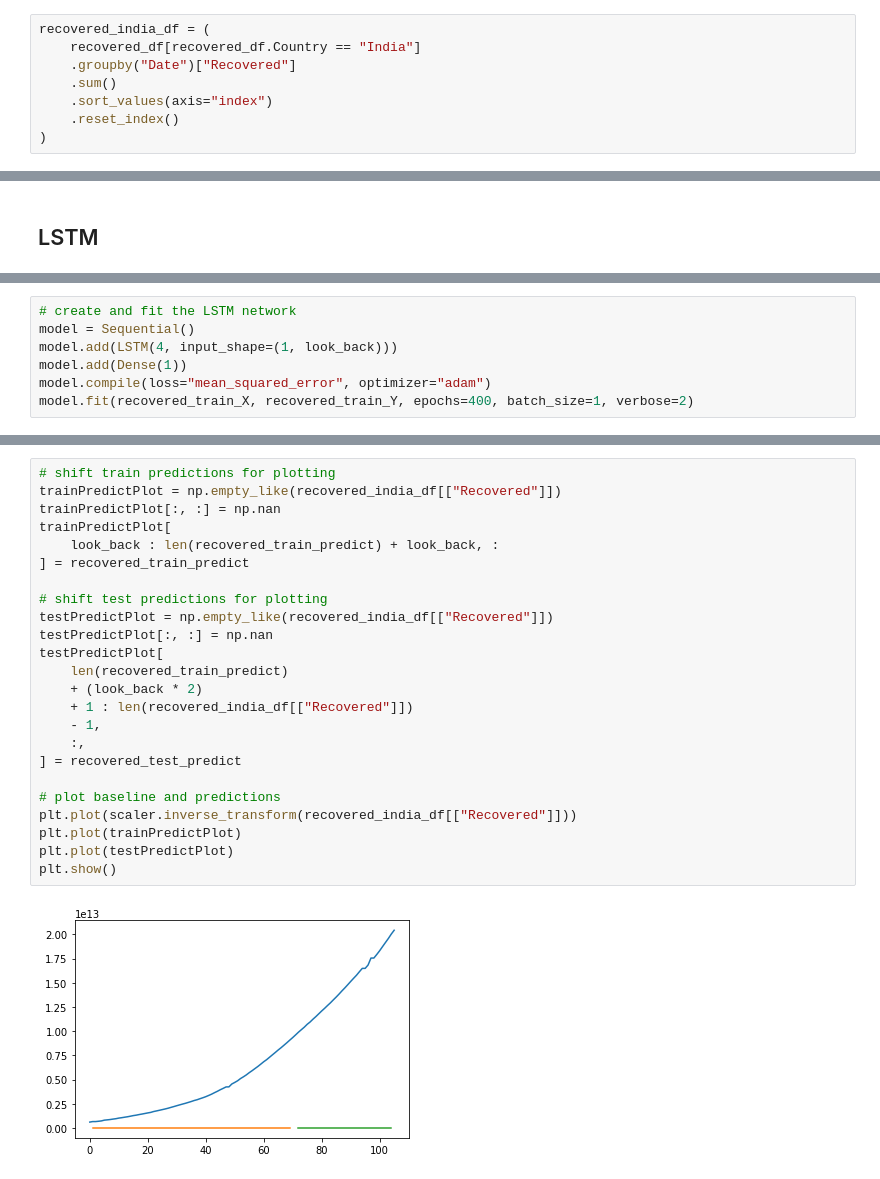
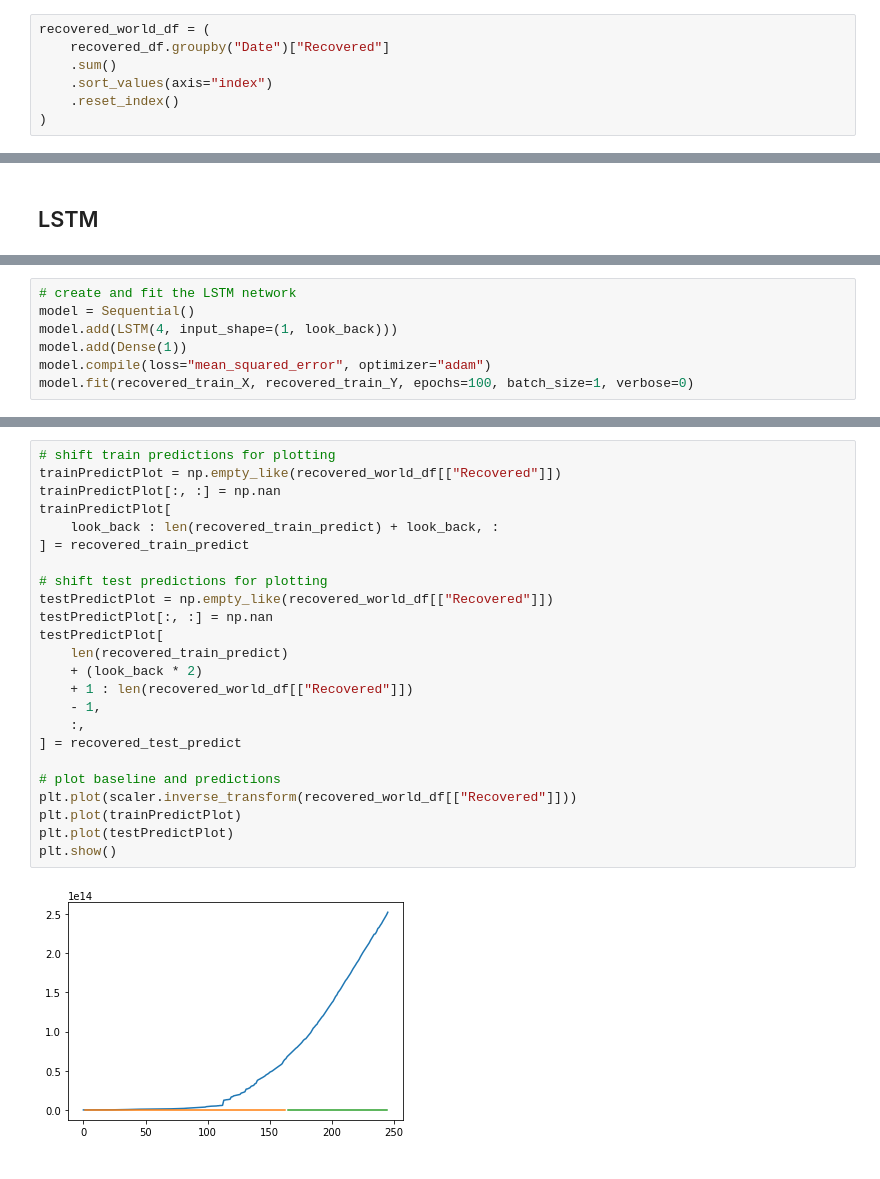
Before and after one commit to jacob5412/Kaggle-Notes, a Jupyter notebook: COVID_19_Forecasting/COVID_19-LSTM+ARIMA.ipynb, the cells around one changed output, grey strips where cells are left out. Saved outputs shown, nothing was run; the diff lists cells and outputs as text.

```diff
--- a/COVID_19_Forecasting/COVID_19-LSTM+ARIMA.ipynb
+++ b/COVID_19_Forecasting/COVID_19-LSTM+ARIMA.ipynb
@@ -70,9 +77,8 @@ confirmed_india_df = (
 # %% [output]
 [interactive output not drawn]
 # %%
-recovered_india_df = (
-    recovered_df[recovered_df.Country == "India"]
-    .groupby("Date")["Recovered"]
+recovered_world_df = (
+    recovered_df.groupby("Date")["Recovered"]
     .sum()
     .sort_values(axis="index")
     .reset_index()
@@ -233,5 +218,5 @@ model = Sequential()
 model.add(LSTM(4, input_shape=(1, look_back)))
 model.add(Dense(1))
 model.compile(loss="mean_squared_error", optimizer="adam")
-model.fit(recovered_train_X, recovered_train_Y, epochs=400, batch_size=1, verbose=2)
+model.fit(recovered_train_X, recovered_train_Y, epochs=100, batch_size=1, verbose=0)
 # %% [output]
@@ -280,28 +248,28 @@ Test Score: 258974.09 RMSE
 [interactive output not drawn]
 # %%
 # shift train predictions for plotting
-trainPredictPlot = np.empty_like(recovered_india_df[["Recovered"]])
+trainPredictPlot = np.empty_like(recovered_world_df[["Recovered"]])
 trainPredictPlot[:, :] = np.nan
 trainPredictPlot[
     look_back : len(recovered_train_predict) + look_back, :
 ] = recovered_train_predict
 
 # shift test predictions for plotting
-testPredictPlot = np.empty_like(recovered_india_df[["Recovered"]])
+testPredictPlot = np.empty_like(recovered_world_df[["Recovered"]])
 testPredictPlot[:, :] = np.nan
 testPredictPlot[
     len(recovered_train_predict)
     + (look_back * 2)
-    + 1 : len(recovered_india_df[["Recovered"]])
+    + 1 : len(recovered_world_df[["Recovered"]])
     - 1,
     :,
 ] = recovered_test_predict
 
 # plot baseline and predictions
-plt.plot(scaler.inverse_transform(recovered_india_df[["Recovered"]]))
+plt.plot(scaler.inverse_transform(recovered_world_df[["Recovered"]]))
 plt.plot(trainPredictPlot)
 plt.plot(testPredictPlot)
 plt.show()
 # %% [output]
-[figure, old version]
+[figure, new version]
 [interactive output not drawn]
```
Also changed, not shown: parts of 37 cells of this notebook.
